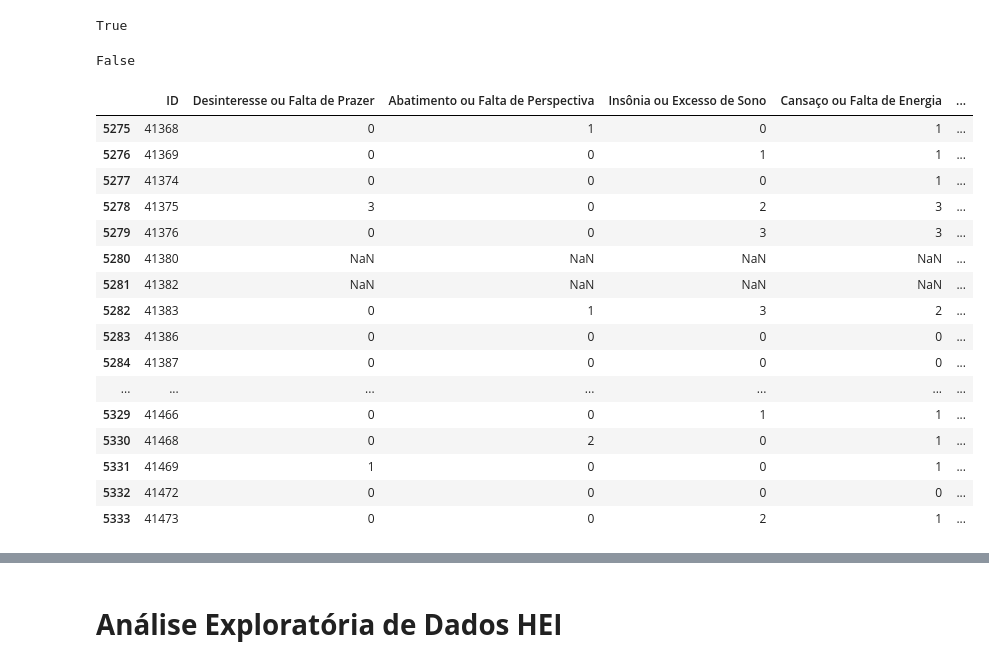
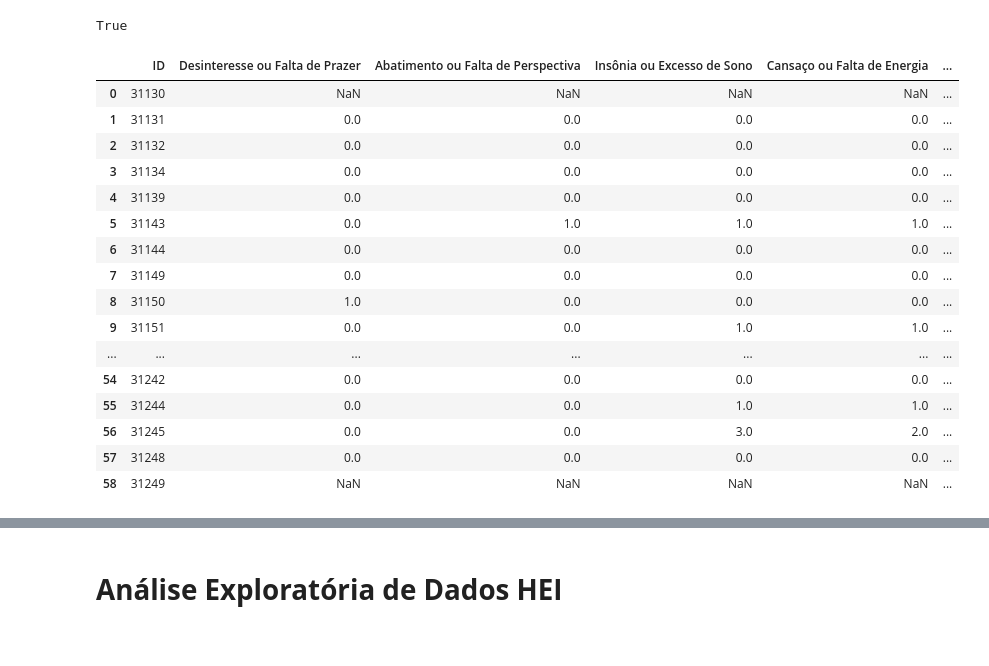
Before and after one commit to Pablosilvaa/Desafio-Infer-ncia---Tera, a Jupyter notebook: Desafio_tera_1.ipynb, the cells around one changed output, grey strips where cells are left out. Drawn from its saved outputs; the diff is of its cells as text; code cells hidden in the pictures.

```diff
--- a/Desafio_tera_1.ipynb
+++ b/Desafio_tera_1.ipynb
@@ -116,36 +131,29 @@ dataSM1.iloc[:,13] = dataSM1.iloc[:,13].replace(9, 0)
 dataSM1.iloc[:,14] = dataSM1.iloc[:,14].replace(77, 0)
 #Para Renda com n = 99
 dataSM1.iloc[:,14] = dataSM1.iloc[:,14].replace(99, 0)
-# %%
-dataSM1['Pensou em Ferir-se ou que era Melhor estar Morto'].unique()
-'Não sabe' in dataSM1['Falta de Concentração em Atividades Rotineiras'].unique()
-# %% [output]
-False
 # %%
-#Inicio da Análise Exploratória de Dados
-
-dataSM1.head(30)
-dataSM1.tail(59)
+#Agora vamos lidar com os elementos NaN
+dataSM1.head(59)
 
 #Vamos usar o comando describe para comparar com esse data set sem linhas com "NaN"
 # %% [output]
 |  | ID | Desinteresse ou Falta de Prazer | Abatimento ou Falta de Perspectiva | Insônia ou Excesso de Sono | Cansaço ou Falta de Energia | ... |
-| 5275 | 41368 | 0 | 1 | 0 | 1 | ... |
-| 5276 | 41369 | 0 | 0 | 1 | 1 | ... |
-| 5277 | 41374 | 0 | 0 | 0 | 1 | ... |
-| 5278 | 41375 | 3 | 0 | 2 | 3 | ... |
-| 5279 | 41376 | 0 | 0 | 3 | 3 | ... |
-| 5280 | 41380 | NaN | NaN | NaN | NaN | ... |
-| 5281 | 41382 | NaN | NaN | NaN | NaN | ... |
-| 5282 | 41383 | 0 | 1 | 3 | 2 | ... |
-| 5283 | 41386 | 0 | 0 | 0 | 0 | ... |
-| 5284 | 41387 | 0 | 0 | 0 | 0 | ... |
+| 0 | 31130 | NaN | NaN | NaN | NaN | ... |
+| 1 | 31131 | 0.0 | 0.0 | 0.0 | 0.0 | ... |
+| 2 | 31132 | 0.0 | 0.0 | 0.0 | 0.0 | ... |
+| 3 | 31134 | 0.0 | 0.0 | 0.0 | 0.0 | ... |
+| 4 | 31139 | 0.0 | 0.0 | 0.0 | 0.0 | ... |
+| 5 | 31143 | 0.0 | 1.0 | 1.0 | 1.0 | ... |
+| 6 | 31144 | 0.0 | 0.0 | 0.0 | 0.0 | ... |
+| 7 | 31149 | 0.0 | 0.0 | 0.0 | 0.0 | ... |
+| 8 | 31150 | 1.0 | 0.0 | 0.0 | 0.0 | ... |
+| 9 | 31151 | 0.0 | 0.0 | 1.0 | 1.0 | ... |
 | ... | ... | ... | ... | ... | ... | ... |
-| 5329 | 41466 | 0 | 0 | 1 | 1 | ... |
-| 5330 | 41468 | 0 | 2 | 0 | 1 | ... |
-| 5331 | 41469 | 1 | 0 | 0 | 1 | ... |
-| 5332 | 41472 | 0 | 0 | 0 | 0 | ... |
-| 5333 | 41473 | 0 | 0 | 2 | 1 | ... |
+| 54 | 31242 | 0.0 | 0.0 | 0.0 | 0.0 | ... |
+| 55 | 31244 | 0.0 | 0.0 | 1.0 | 1.0 | ... |
+| 56 | 31245 | 0.0 | 0.0 | 3.0 | 2.0 | ... |
+| 57 | 31248 | 0.0 | 0.0 | 0.0 | 0.0 | ... |
+| 58 | 31249 | NaN | NaN | NaN | NaN | ... |
 # %%
 dataSM1_No_NaN = dataSM1.dropna()
 
```
Also changed, not shown: parts of 25 cells of this notebook.
